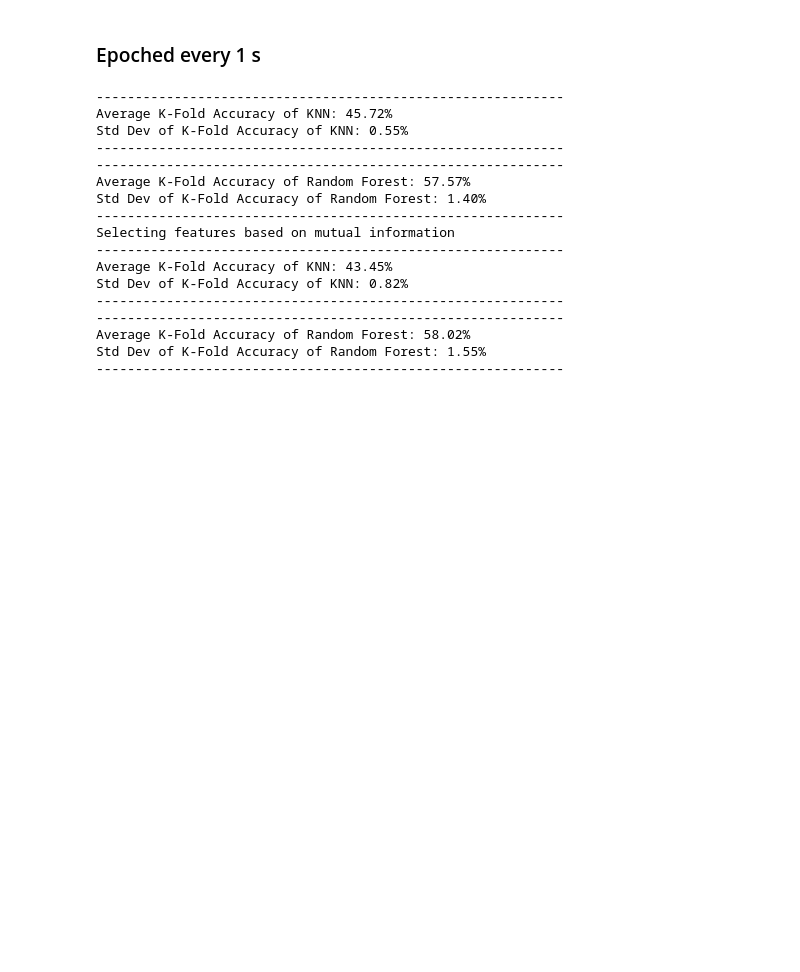
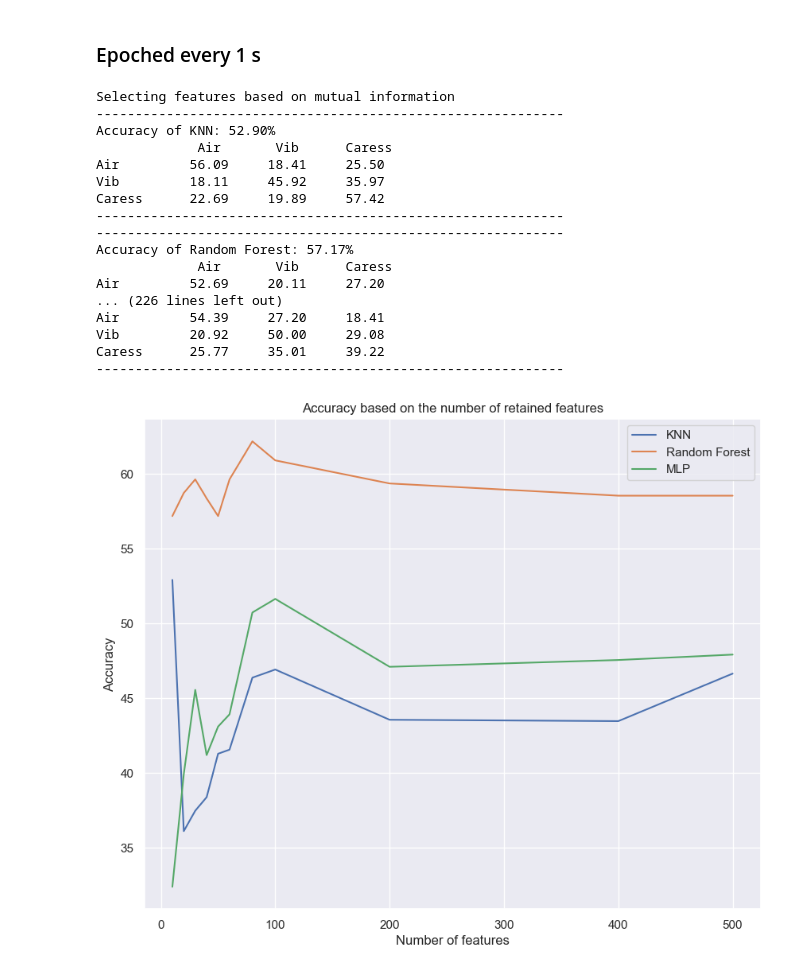
Before and after one commit to LukeCepza/MasterThesis, a Jupyter notebook: scripts/Processing/classification/Freq_class.ipynb, the cells around one changed output. Drawn from its saved outputs; the diff is of its cells as text; code cells hidden in the pictures; blank space fills up the shorter version.

```diff
--- a/scripts/Processing/classification/Freq_class.ipynb
+++ b/scripts/Processing/classification/Freq_class.ipynb
@@ -342,22 +311,25 @@ TypeError: '<' not supported between instances of 'int' and 'str'
 ### Epoched every 1 s
 # %%
 from Terminator import Terminator
-t15 = Terminator("D:\shared_git\MaestriaThesis\FeaturesTabs\pp01_t15.csv", Hyperparam = False)
+t13 = Terminator("D:\shared_git\MaestriaThesis\FeaturesTabs\pp01_t15.csv", method = 'dwt_energy_tf',Hyperparam = False,
+                      Types = [1,2,3,4,5,6,7,8,9,10,11,12],
+                      mod = ['Air','Air','Air','Air','Vib','Vib','Vib','Vib','Car','Car','Car','Car'])
 # %% [output]
+Selecting features based on mutual information
 ------------------------------------------------------------
-Average K-Fold Accuracy of KNN: 45.72%
-Std Dev of K-Fold Accuracy of KNN: 0.55%
+Accuracy of KNN: 52.90%
+             Air       Vib      Caress
+Air         56.09     18.41     25.50
+Vib         18.11     45.92     35.97
+Caress      22.69     19.89     57.42
 ------------------------------------------------------------
 ------------------------------------------------------------
-Average K-Fold Accuracy of Random Forest: 57.57%
-Std Dev of K-Fold Accuracy of Random Forest: 1.40%
+Accuracy of Random Forest: 57.17%
+             Air       Vib      Caress
+Air         52.69     20.11     27.20
+... (226 lines left out)
+Air         54.39     27.20     18.41
+Vib         20.92     50.00     29.08
+Caress      25.77     35.01     39.22
 ------------------------------------------------------------
-Selecting features based on mutual information
-------------------------------------------------------------
-Average K-Fold Accuracy of KNN: 43.45%
-Std Dev of K-Fold Accuracy of KNN: 0.82%
-------------------------------------------------------------
-------------------------------------------------------------
-Average K-Fold Accuracy of Random Forest: 58.02%
-Std Dev of K-Fold Accuracy of Random Forest: 1.55%
-------------------------------------------------------------
+[figure, added]
```
Also changed, not shown: parts of 25 cells of this notebook, 20 other files.
